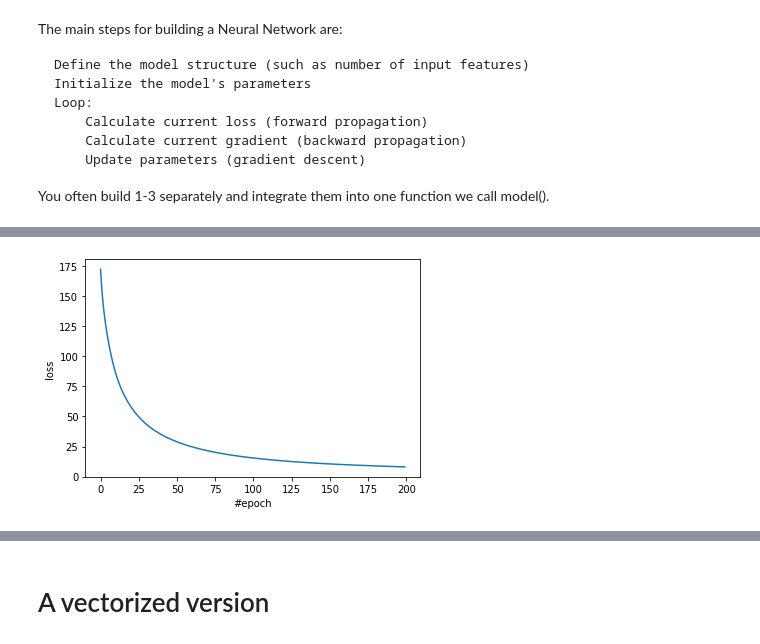
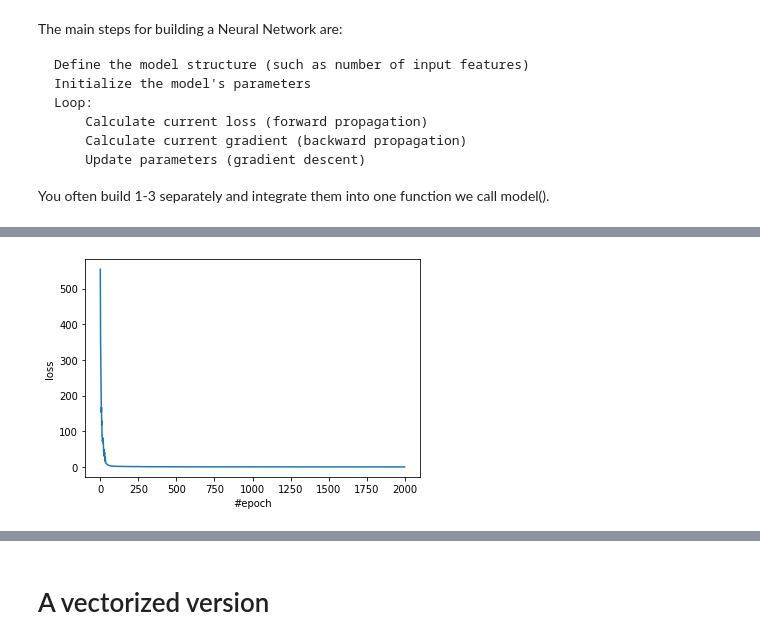
Before and after one commit to pranavkantgaur/Coursera_DL_specialization_from_scratch, a Jupyter notebook: course1/week2/logistic_regression_with_nn_mindset.ipynb, the cells around one changed output, grey strips where cells are left out. Cells and saved outputs as stored; diff of their text form; code cells hidden in the pictures.

```diff
--- a/course1/week2/logistic_regression_with_nn_mindset.ipynb
+++ b/course1/week2/logistic_regression_with_nn_mindset.ipynb
@@ -190,7 +190,8 @@ class CatvsNoncatClassifier(object):
       predictions_array = np.asarray(predictions).reshape(1, len(predictions))
       ground_truths_array = np.asarray(ground_truths).reshape(1, len(ground_truths))
       loss_per_epoch = self.compute_cost(predictions_array, ground_truths_array)
-      print("Loss value at epoch: ", i, " is: ", loss_per_epoch)
+      if (i % 100 == 0):
+        print("Loss value at epoch: ", i, " is: ", loss_per_epoch)
       losses.append(loss_per_epoch)
     # save parameters
     save("model/w.npy", self.w)
@@ -217,6 +218,6 @@ class CatvsNoncatClassifier(object):
 classifier = CatvsNoncatClassifier(num_hidden_units=1, input_size = x_train_images.shape[0])
 # %%
 # comment out this line if model is already trained.
-classifier.train_model(x_train_images, y_train_images, learning_rate = 0.001,
-                         n_training_epochs = 200)
+classifier.train_model(x_train_images, y_train_images, learning_rate = 0.005,
+                         n_training_epochs = 2000)
 # %% [output]
@@ -240,4 +244,4 @@ Loss value at epoch:  199  is:  7.995171170523568
-[figure, old version]
+[figure, new version]
 # %%
 classifier.evaluate_model(x_test_images, y_test_images)
 # %% [output]
```
Also changed, not shown: parts of 7 cells of this notebook.
